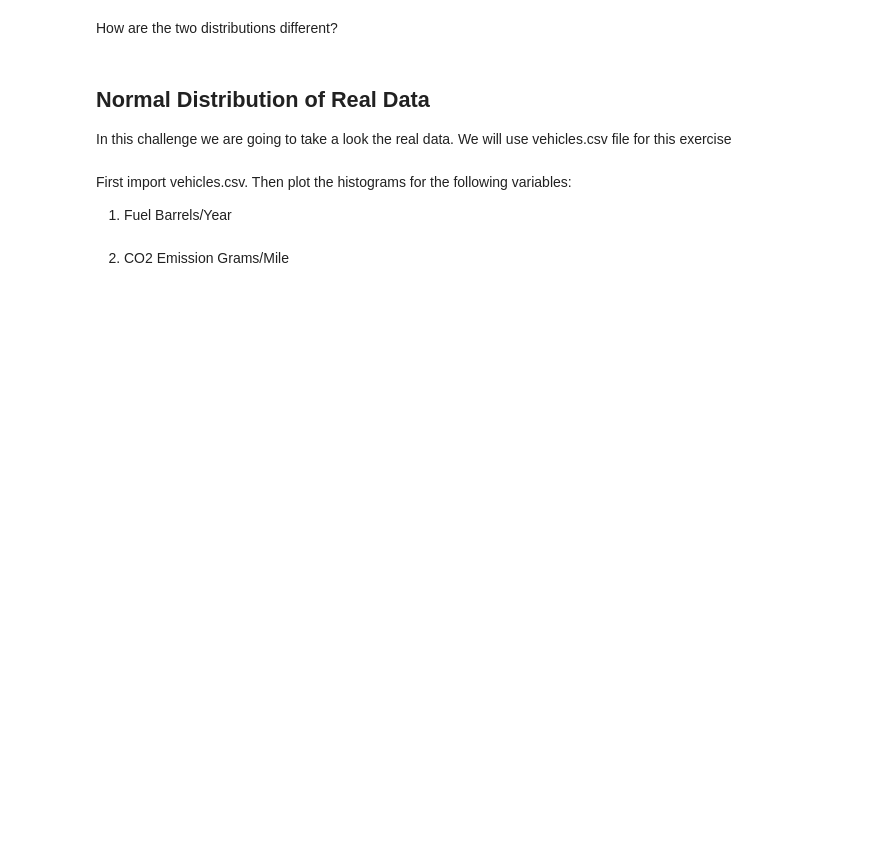
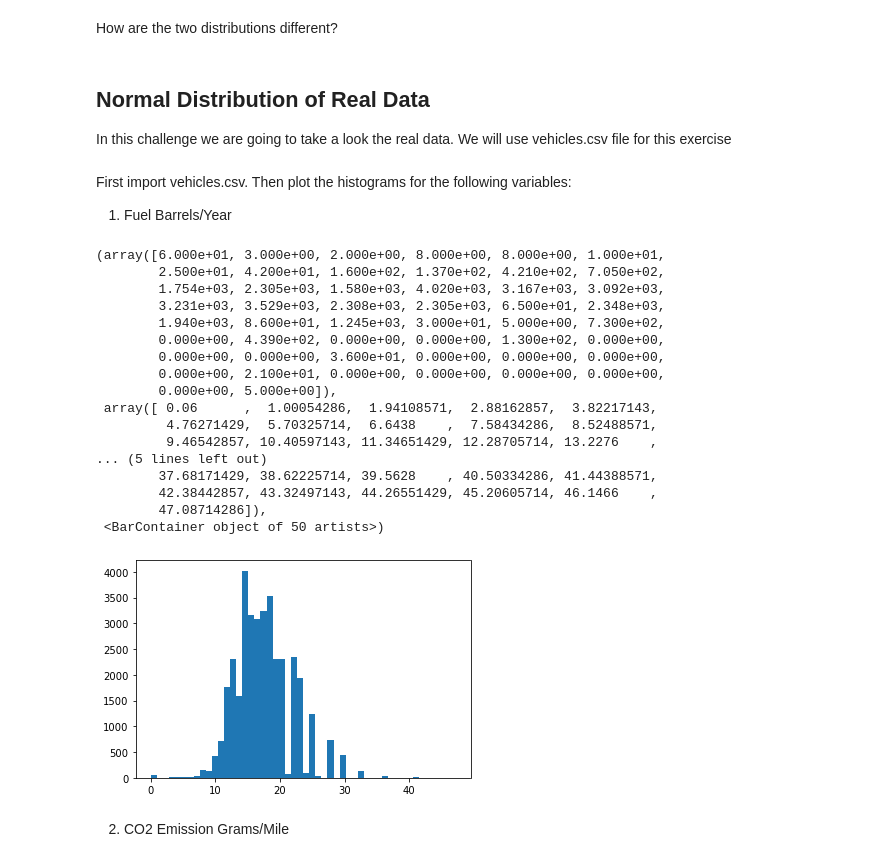
Before and after one commit to ta-data-pt-rmt/lab-prob-distributions, a Jupyter notebook: your-code/continuous.ipynb, the cells around one changed output. Drawn from its saved outputs; the diff is of its cells as text; code cells hidden in the pictures; blank space fills up the shorter version.

```diff
--- a/your-code/continuous.ipynb
+++ b/your-code/continuous.ipynb
@@ -79,3 +137,27 @@ Then plot the histograms for the following variables:
+# %%
+# your code here
+import pandas as pd
+vehicles = pd.read_csv("vehicles.csv")
+plt.hist(vehicles["Fuel Barrels/Year"], 50)
+# %% [output]
+(array([6.000e+01, 3.000e+00, 2.000e+00, 8.000e+00, 8.000e+00, 1.000e+01,
+        2.500e+01, 4.200e+01, 1.600e+02, 1.370e+02, 4.210e+02, 7.050e+02,
+        1.754e+03, 2.305e+03, 1.580e+03, 4.020e+03, 3.167e+03, 3.092e+03,
+        3.231e+03, 3.529e+03, 2.308e+03, 2.305e+03, 6.500e+01, 2.348e+03,
+        1.940e+03, 8.600e+01, 1.245e+03, 3.000e+01, 5.000e+00, 7.300e+02,
+        0.000e+00, 4.390e+02, 0.000e+00, 0.000e+00, 1.300e+02, 0.000e+00,
+        0.000e+00, 0.000e+00, 3.600e+01, 0.000e+00, 0.000e+00, 0.000e+00,
+        0.000e+00, 2.100e+01, 0.000e+00, 0.000e+00, 0.000e+00, 0.000e+00,
+        0.000e+00, 5.000e+00]),
+ array([ 0.06      ,  1.00054286,  1.94108571,  2.88162857,  3.82217143,
+         4.76271429,  5.70325714,  6.6438    ,  7.58434286,  8.52488571,
+         9.46542857, 10.40597143, 11.34651429, 12.28705714, 13.2276    ,
+... (5 lines left out)
+        37.68171429, 38.62225714, 39.5628    , 40.50334286, 41.44388571,
+        42.38442857, 43.32497143, 44.26551429, 45.20605714, 46.1466    ,
+        47.08714286]),
+ <BarContainer object of 50 artists>)
+[figure, added]
 # %% [markdown]
 2. CO2 Emission Grams/Mile
 # %%
```
Also changed, not shown: parts of 20 cells of this notebook, 1 other file.
